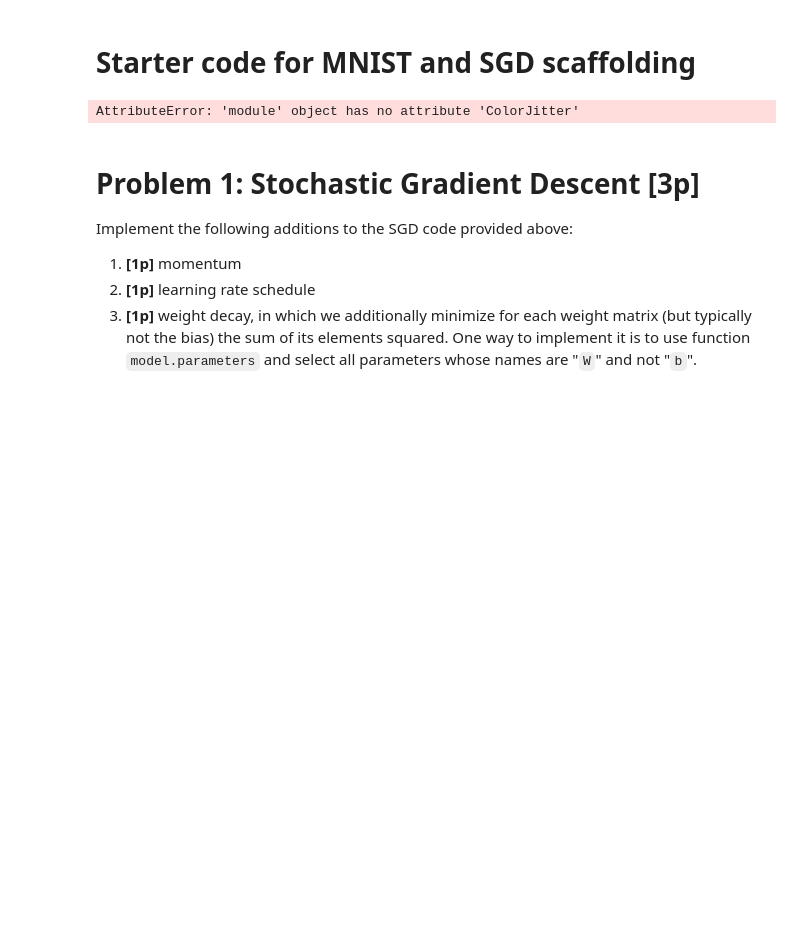
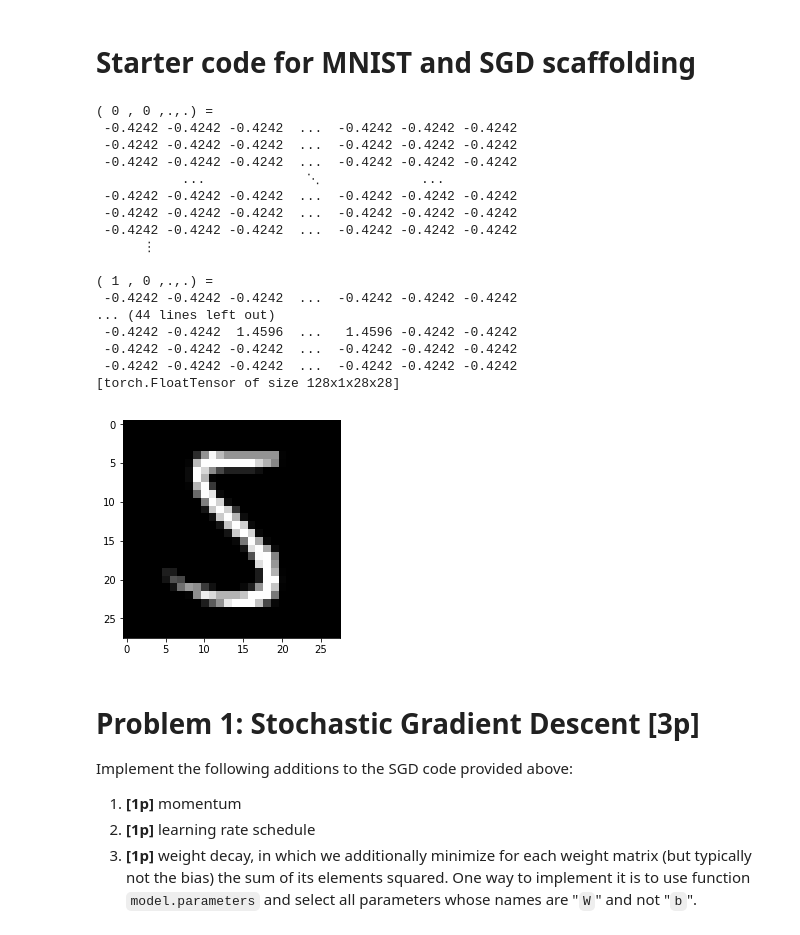
Before and after one commit to Satyrr/University, a Jupyter notebook: Neural Networks/assignment4/Assignment4.ipynb, the cells around one changed output. Drawn from its saved outputs; the diff is of its cells as text; code cells hidden in the pictures; blank space fills up the shorter version.

```diff
--- a/Neural Networks/assignment4/Assignment4.ipynb
+++ b/Neural Networks/assignment4/Assignment4.ipynb
@@ -243,52 +301,67 @@ mnist_loaders = {
 # %%
 ## DATA AUGMENTATION
 
 from PIL import Image
+from PIL import ImageFilter
 import torch
 import torchvision
 import os
 import numpy as np
 
-batch_size = 128
-data_path = os.environ.get('PYTORCH_DATA_PATH', '../data')
 
-crop_transform = torchvision.transforms.Compose(
-    [
-        #torchvision.transforms.ToTensor(),
-        torchvision.transforms.ToPILImage(),
-        torchvision.transforms.CenterCrop((20,20)),
-        torchvision.transforms.Scale((28,28)),
-        torchvision.transforms.ToTensor()
-    ])
+def random_transform(img):
+    if np.random.rand() < 0.5:
+        img = img.rotate(np.random.rand()*20)
+    if np.random.rand() < 0.5:
+        img = img.filter(ImageFilter.GaussianBlur(np.random.rand()*0.3))
 
-bright_transform = torchvision.transforms.Compose(
-    [
-        #torchvision.transforms.ToTensor(),
-        torchvision.transforms.ToPILImage(),
-        torchvision.transforms.ColorJitter(0.5),
-        torchvision.transforms.ToTensor()
-    ])
 
-#for cc in torch.Tensor
+    return img
+
+aug_transform = torchvision.transforms.Compose(
+[
+    torchvision.transforms.ToPILImage(),
+    torchvision.transforms.Lambda(random_transform),
+    torchvision.transforms.ToTensor(),
+    torchvision.transforms.Normalize((0.1307,), (0.3081,))
+])
 
 def augment_data(x):
     x_size = x.size()[0]
-    indicies = np.random.randint(x_size, size = x_size/32)
+    indicies = np.random.randint(x_size, size = x_size/2)
 
     for ind in indicies:
-        x[ind] = bright_transform(x[ind])
-        plt.figure()
-        plt.imshow(x[ind][0].numpy(), cmap="gray")
-        #plt.imshow(x[ind][0].numpy(), cmap="hot")
-        #img = Image.fromarray(x[ind][0].numpy(), mode='F')
+        x[ind] = aug_transform(x[ind])
+        #plt.figure()
+        #plt.imshow(x[ind][0].numpy(), cmap='gray')
+    return x
 
 i = 0
 for x, y in mnist_loaders['train']:
     i = i + 1
     if i == 2:
         break
-
     augment_data(x)
+    print x
+    plt.figure()
+    plt.imshow(x[0][0].numpy(), cmap='gray')
 # %% [output]
-AttributeError: 'module' object has no attribute 'ColorJitter'
+( 0 , 0 ,.,.) =
+ -0.4242 -0.4242 -0.4242  ...  -0.4242 -0.4242 -0.4242
+ -0.4242 -0.4242 -0.4242  ...  -0.4242 -0.4242 -0.4242
+ -0.4242 -0.4242 -0.4242  ...  -0.4242 -0.4242 -0.4242
+           ...             ⋱             ...
+ -0.4242 -0.4242 -0.4242  ...  -0.4242 -0.4242 -0.4242
+ -0.4242 -0.4242 -0.4242  ...  -0.4242 -0.4242 -0.4242
+ -0.4242 -0.4242 -0.4242  ...  -0.4242 -0.4242 -0.4242
+      ⋮
+
+( 1 , 0 ,.,.) =
+ -0.4242 -0.4242 -0.4242  ...  -0.4242 -0.4242 -0.4242
+... (44 lines left out)
+ -0.4242 -0.4242  1.4596  ...   1.4596 -0.4242 -0.4242
+ -0.4242 -0.4242 -0.4242  ...  -0.4242 -0.4242 -0.4242
+ -0.4242 -0.4242 -0.4242  ...  -0.4242 -0.4242 -0.4242
+[torch.FloatTensor of size 128x1x28x28]
+[figure, added]
 # %%
```
Also changed, not shown: parts of 20 cells of this notebook, 8 other files.
